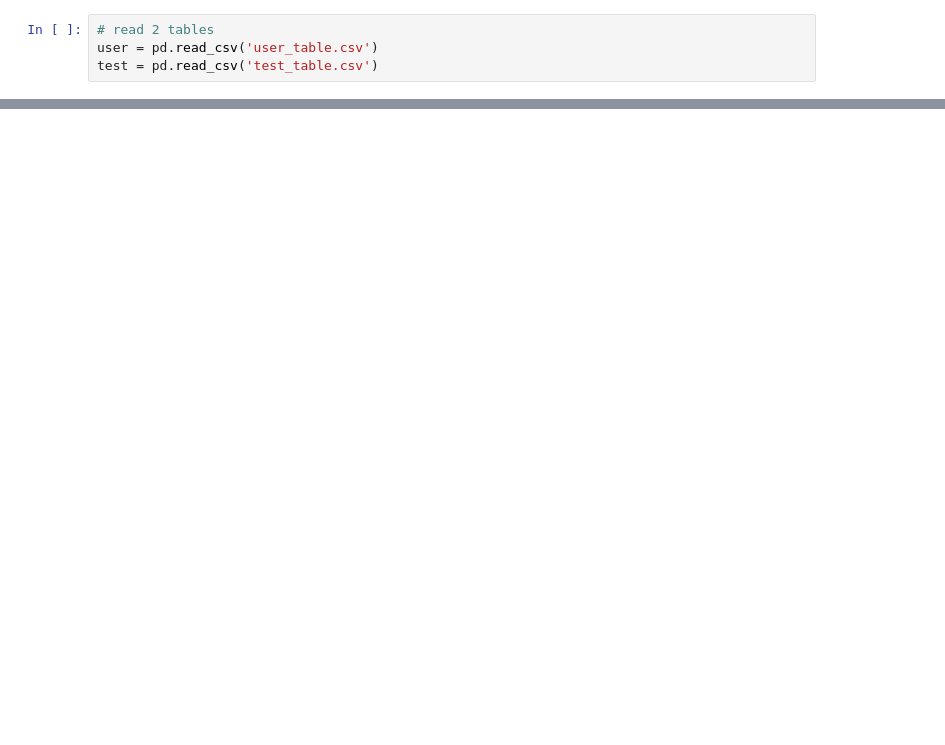
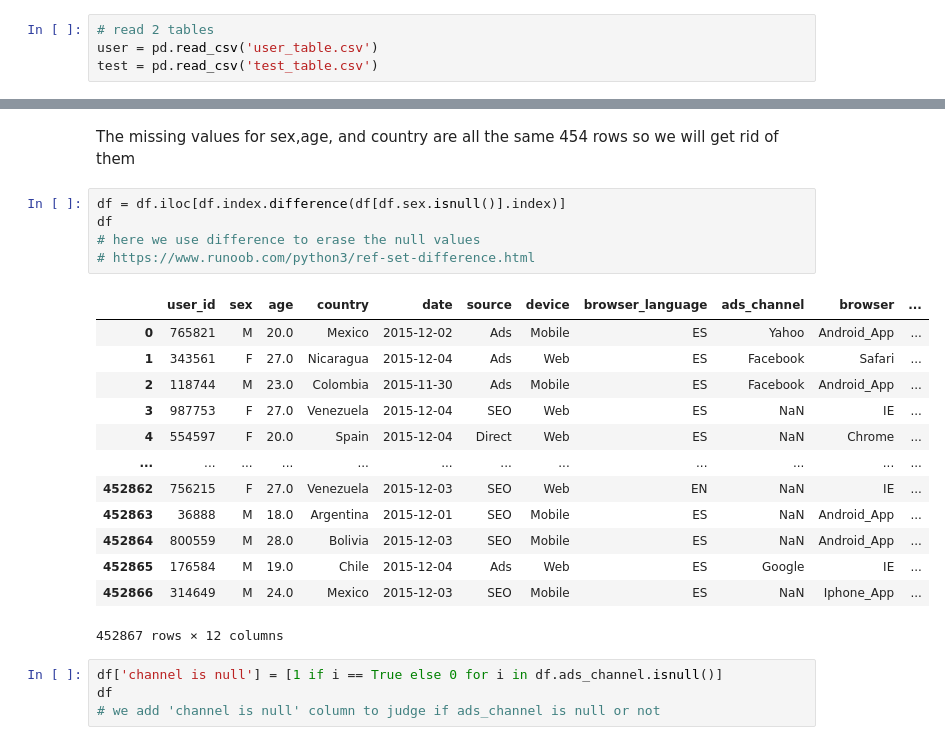
Before and after one commit to Jeanzw/Take_Home_Challenges, a Jupyter notebook: 02. Spanish Translation AB Test.ipynb, the cells around one changed output, grey strips where cells are left out. Cells and saved outputs as stored; diff of their text form; blank space fills up the shorter version.

```diff
--- a/02. Spanish Translation AB Test.ipynb
+++ b/02. Spanish Translation AB Test.ipynb
@@ -41,0 +123,25 @@ user
+# %% [markdown]
+The missing values for sex,age, and country are all the same 454 rows so we will get rid of them
+# %%
+df = df.iloc[df.index.difference(df[df.sex.isnull()].index)]
+df
+# here we use difference to erase the null values
+# https://www.runoob.com/python3/ref-set-difference.html
+# %% [output]
+|  | user_id | sex | age | country | date | source | device | browser_language | ads_channel | browser | ... |
+| 0 | 765821 | M | 20.0 | Mexico | 2015-12-02 | Ads | Mobile | ES | Yahoo | Android_App | ... |
+| 1 | 343561 | F | 27.0 | Nicaragua | 2015-12-04 | Ads | Web | ES | Facebook | Safari | ... |
+| 2 | 118744 | M | 23.0 | Colombia | 2015-11-30 | Ads | Mobile | ES | Facebook | Android_App | ... |
+| 3 | 987753 | F | 27.0 | Venezuela | 2015-12-04 | SEO | Web | ES | NaN | IE | ... |
+| 4 | 554597 | F | 20.0 | Spain | 2015-12-04 | Direct | Web | ES | NaN | Chrome | ... |
+| ... | ... | ... | ... | ... | ... | ... | ... | ... | ... | ... | ... |
+| 452862 | 756215 | F | 27.0 | Venezuela | 2015-12-03 | SEO | Web | EN | NaN | IE | ... |
+| 452863 | 36888 | M | 18.0 | Argentina | 2015-12-01 | SEO | Mobile | ES | NaN | Android_App | ... |
+| 452864 | 800559 | M | 28.0 | Bolivia | 2015-12-03 | SEO | Mobile | ES | NaN | Android_App | ... |
+| 452865 | 176584 | M | 19.0 | Chile | 2015-12-04 | Ads | Web | ES | Google | IE | ... |
+| 452866 | 314649 | M | 24.0 | Mexico | 2015-12-03 | SEO | Mobile | ES | NaN | Iphone_App | ... |
+452867 rows × 12 columns
+# %%
+df['channel is null'] = [1 if i == True else 0 for i in df.ads_channel.isnull()]
+df
+# we add 'channel is null' column to judge if ads_channel is null or not
```
Also changed, not shown: parts of 29 cells of this notebook.
